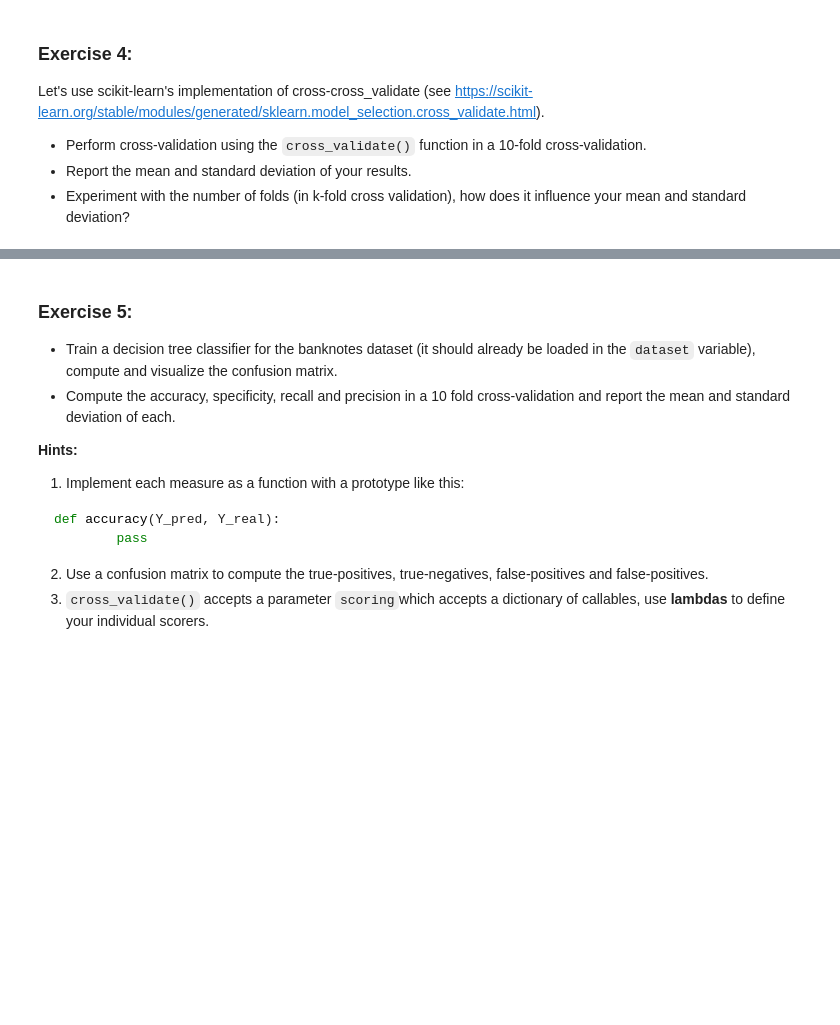
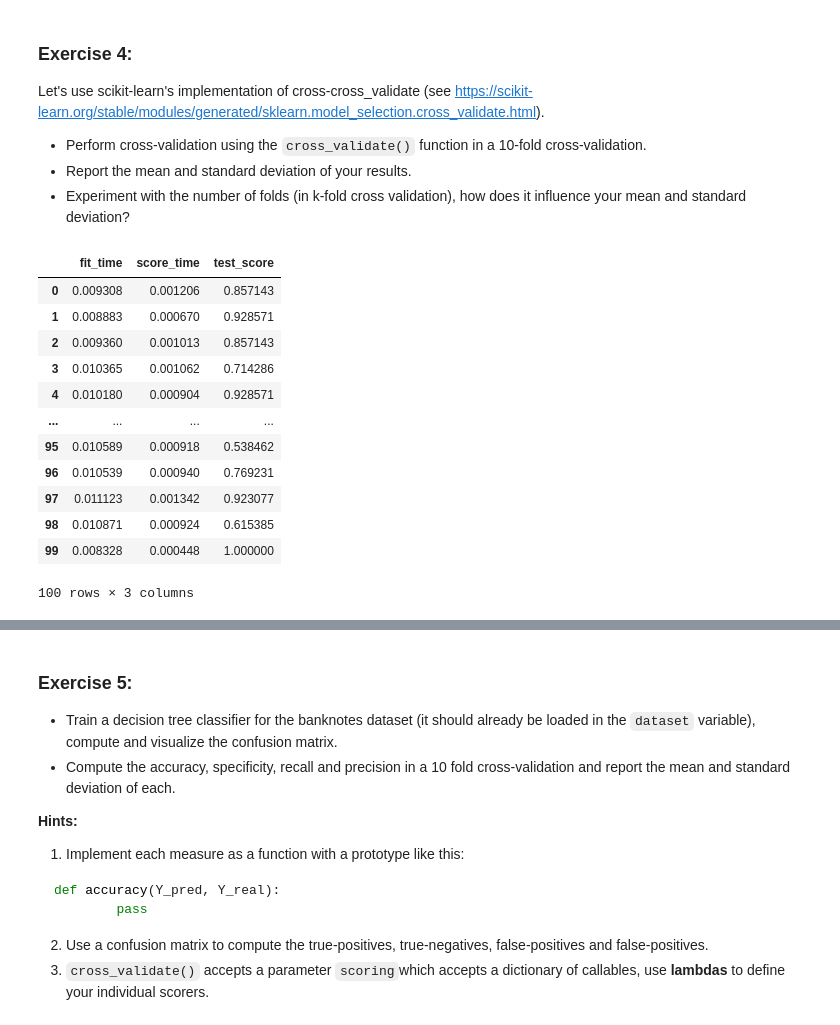
Before and after one commit to duden2024/MachineLearning2024, a Jupyter notebook: Cross_Validation_Exercises.ipynb, the cells around one changed output, grey strips where cells are left out. Drawn from its saved outputs; the diff is of its cells as text; code cells hidden in the pictures; blank space fills up the shorter version.

Commit message:
cross validation ex4

```diff
--- a/Cross_Validation_Exercises.ipynb
+++ b/Cross_Validation_Exercises.ipynb
@@ -180,3 +180,21 @@ Let's use scikit-learn's implementation of cross-cross_validate (see https://sci
 * Experiment with the number of folds (in k-fold cross validation), how does it influence your mean and standard deviation?
 # %%
 from sklearn.model_selection import cross_validate
+# %%
+validation = cross_validate(clf_2, dataset.X, dataset.Y, cv = 100)
+# %%
+pd.DataFrame(validation)
+# %% [output]
+|  | fit_time | score_time | test_score |
+| 0 | 0.009308 | 0.001206 | 0.857143 |
+| 1 | 0.008883 | 0.000670 | 0.928571 |
+| 2 | 0.009360 | 0.001013 | 0.857143 |
+| 3 | 0.010365 | 0.001062 | 0.714286 |
+| 4 | 0.010180 | 0.000904 | 0.928571 |
+| ... | ... | ... | ... |
+| 95 | 0.010589 | 0.000918 | 0.538462 |
+| 96 | 0.010539 | 0.000940 | 0.769231 |
+| 97 | 0.011123 | 0.001342 | 0.923077 |
+| 98 | 0.010871 | 0.000924 | 0.615385 |
+| 99 | 0.008328 | 0.000448 | 1.000000 |
+100 rows × 3 columns
```
Also changed, not shown: parts of 2 cells of this notebook.
